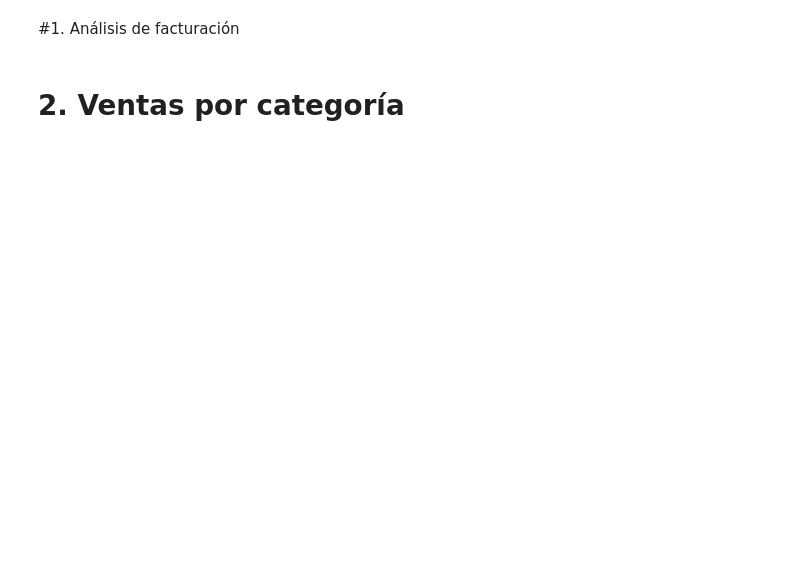
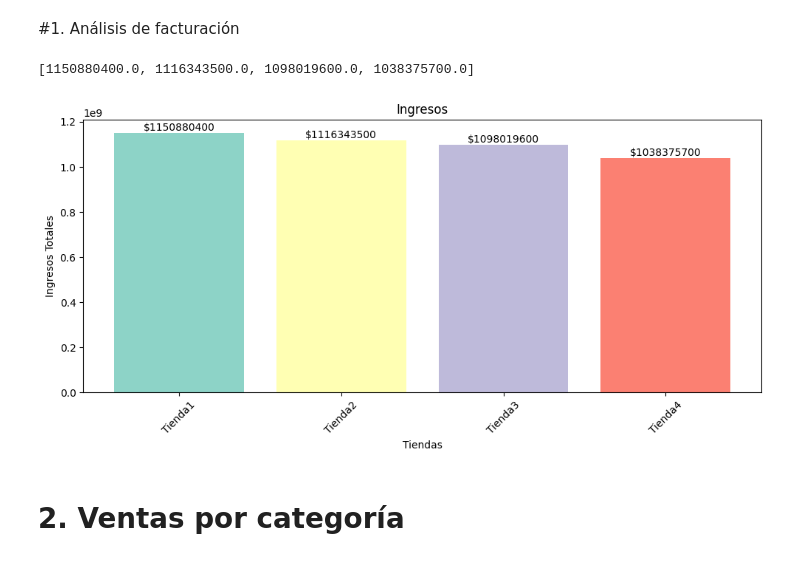
Before and after one commit to robis-sallop/challenge1-data-science-latam, a Jupyter notebook: AluraStoreLatam.ipynb, the cells around one changed output. Drawn from its saved outputs; the diff is of its cells as text; code cells hidden in the pictures; blank space fills up the shorter version.

```diff
--- a/AluraStoreLatam.ipynb
+++ b/AluraStoreLatam.ipynb
@@ -63,4 +65,40 @@ from matplotlib import pyplot as plt
 # %% [markdown]
 #1. Análisis de facturación
+# %%
+# Variable global
+tiendas = [tienda, tienda2, tienda3, tienda4]
+nombres = ['Tienda1', 'Tienda2', 'Tienda3', 'Tienda4']
+# %%
+suma_precios_tienda = [tienda["Precio"].sum() for tienda in tiendas]
+suma_precios_tienda
+# %% [output]
+[1150880400.0, 1116343500.0, 1098019600.0, 1038375700.0]
+# %%
+def ingresosTiendas():
+    plt.figure(figsize=(10, 5))
+    colores = mpl.colormaps['Set3']
+    colors = [colores(i) for i in range(len(nombres))]
+    bars = plt.bar(nombres, suma_precios_tienda, color=colors)
+
+    plt.xlabel("Tiendas")
+    plt.ylabel("Ingresos Totales")
+    plt.title("Ingresos")
+    plt.xticks(rotation=45)
+
+    for bar in bars:
+        height = bar.get_height()
+        plt.text(
+            bar.get_x() + bar.get_width() / 2,
+            height + 1000,
+            f'${int(height)}',
+            ha='center', va='bottom', fontsize=10
+        )
+
+    plt.tight_layout()
+    plt.show()
+
+ingresosTiendas()
+# %% [output]
+[figure, added]
 # %% [markdown]
 # 2. Ventas por categoría
```
Also changed, not shown: parts of 16 cells of this notebook.
